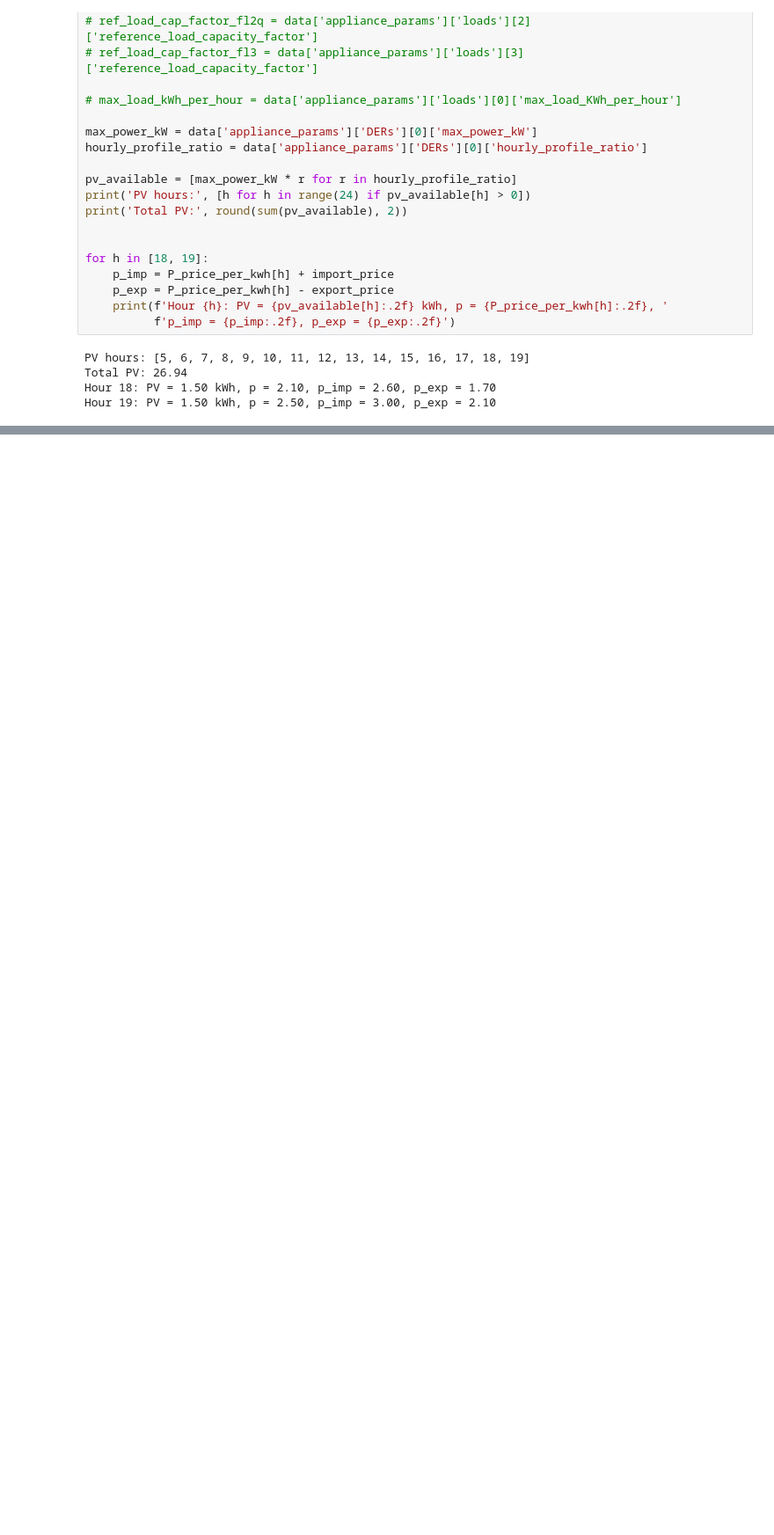
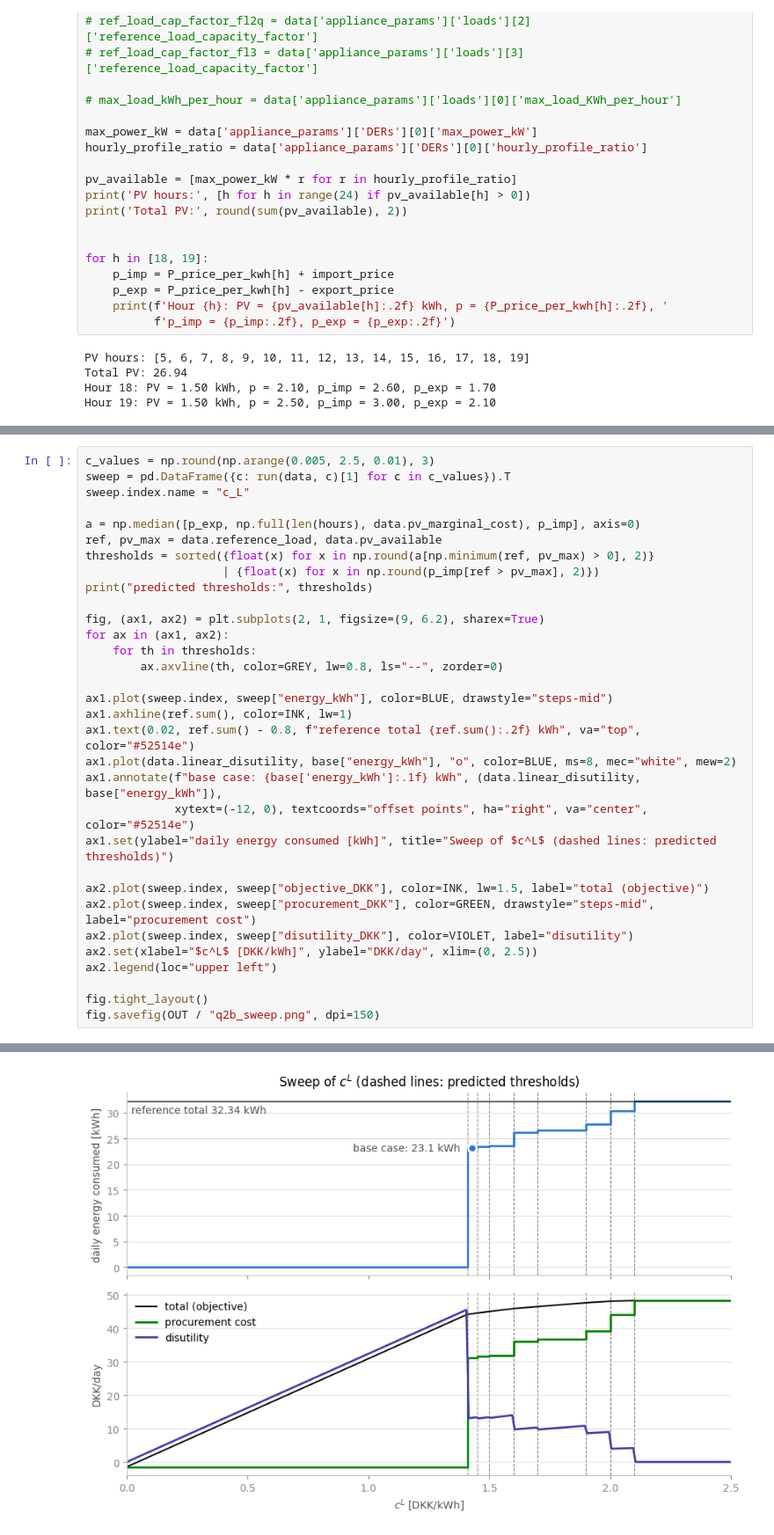
Before and after one commit to frlentz/assigment1_group1, a Jupyter notebook: src/explore.ipynb, the cells around one changed output, grey strips where cells are left out. Shown at 88% size. Cells and saved outputs as stored; diff of their text form; blank space fills up the shorter version.

```diff
--- a/src/explore.ipynb
+++ b/src/explore.ipynb
@@ -117,0 +212,33 @@ Hour 19: PV = 1.50 kWh, p = 2.50, p_imp = 3.00, p_exp = 2.10
+# %%
+c_values = np.round(np.arange(0.005, 2.5, 0.01), 3)
+sweep = pd.DataFrame({c: run(data, c)[1] for c in c_values}).T
+sweep.index.name = "c_L"
+
+a = np.median([p_exp, np.full(len(hours), data.pv_marginal_cost), p_imp], axis=0)
+ref, pv_max = data.reference_load, data.pv_available
+thresholds = sorted({float(x) for x in np.round(a[np.minimum(ref, pv_max) > 0], 2)}
+                    | {float(x) for x in np.round(p_imp[ref > pv_max], 2)})
+print("predicted thresholds:", thresholds)
+
+fig, (ax1, ax2) = plt.subplots(2, 1, figsize=(9, 6.2), sharex=True)
+for ax in (ax1, ax2):
+    for th in thresholds:
+        ax.axvline(th, color=GREY, lw=0.8, ls="--", zorder=0)
+
+ax1.plot(sweep.index, sweep["energy_kWh"], color=BLUE, drawstyle="steps-mid")
+ax1.axhline(ref.sum(), color=INK, lw=1)
+ax1.text(0.02, ref.sum() - 0.8, f"reference total {ref.sum():.2f} kWh", va="top", color="#52514e")
+ax1.plot(data.linear_disutility, base["energy_kWh"], "o", color=BLUE, ms=8, mec="white", mew=2)
+ax1.annotate(f"base case: {base['energy_kWh']:.1f} kWh", (data.linear_disutility, base["energy_kWh"]),
+             xytext=(-12, 0), textcoords="offset points", ha="right", va="center", color="#52514e")
+ax1.set(ylabel="daily energy consumed [kWh]", title="Sweep of $c^L$ (dashed lines: predicted thresholds)")
+
+ax2.plot(sweep.index, sweep["objective_DKK"], color=INK, lw=1.5, label="total (objective)")
+ax2.plot(sweep.index, sweep["procurement_DKK"], color=GREEN, drawstyle="steps-mid", label="procurement cost")
+ax2.plot(sweep.index, sweep["disutility_DKK"], color=VIOLET, label="disutility")
+ax2.set(xlabel="$c^L$ [DKK/kWh]", ylabel="DKK/day", xlim=(0, 2.5))
+ax2.legend(loc="upper left")
+
+fig.tight_layout()
+fig.savefig(OUT / "q2b_sweep.png", dpi=150)
+# %% [output]
@@ -117,0 +246 @@ Hour 19: PV = 1.50 kWh, p = 2.50, p_imp = 3.00, p_exp = 2.10
+[figure, added]
```
Also changed, not shown: parts of 8 cells of this notebook, 7 other files.
